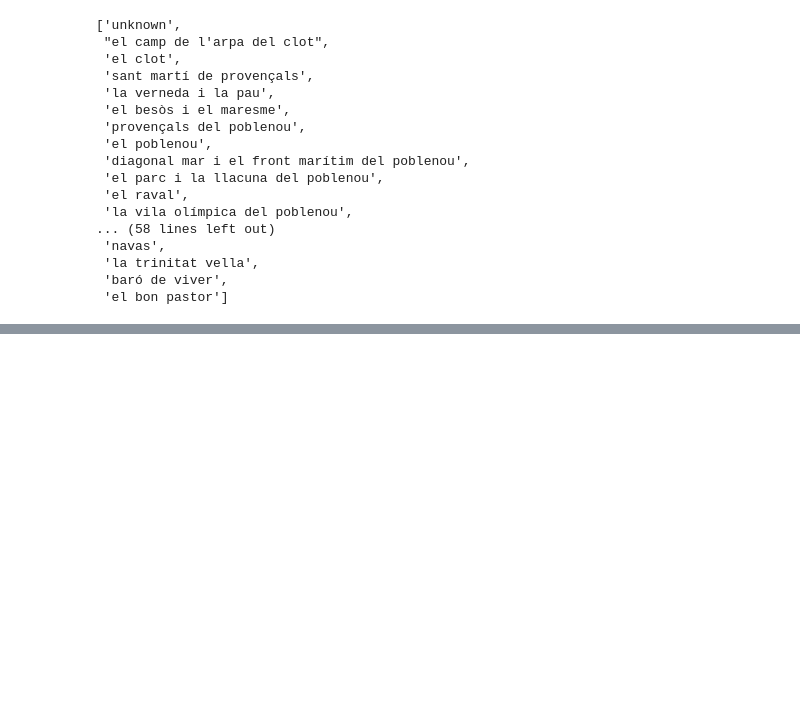
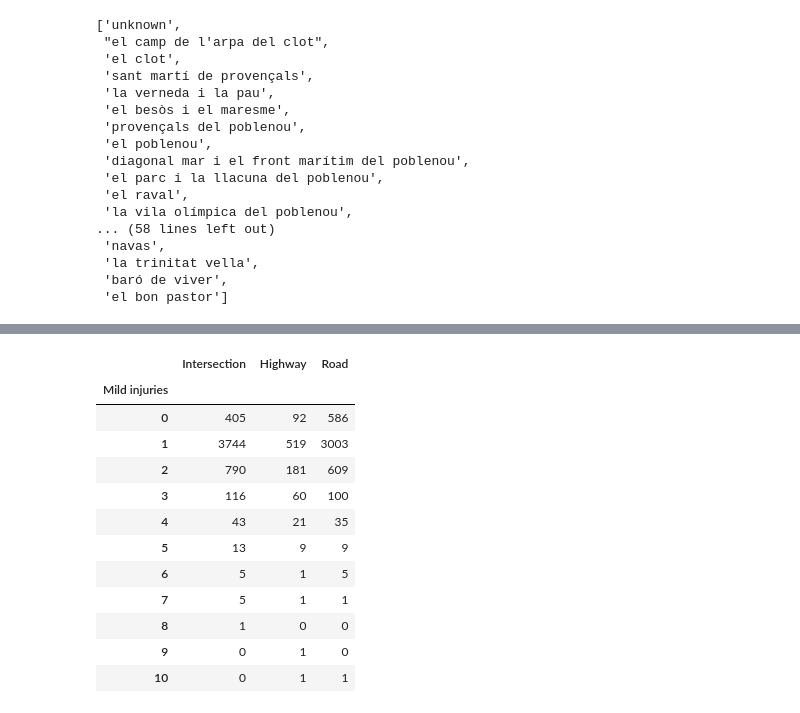
Before and after one commit to ta-data-remote/Project-Week-2-Barcelona, a Jupyter notebook: your-project/faisal_workstation.ipynb, the cells around one changed output, grey strips where cells are left out. Drawn from its saved outputs; the diff is of its cells as text; code cells hidden in the pictures; blank space fills up the shorter version.

```diff
--- a/your-project/faisal_workstation.ipynb
+++ b/your-project/faisal_workstation.ipynb
@@ -230,0 +209,18 @@ hoods_df.describe()
+# %%
+Mild_injuries_IHR = accidents_7.groupby("Mild injuries").sum()
+Mild_injuries_IHR = Mild_injuries_IHR.drop(columns = ["Day","Hour", "Longitude", "Latitude", "Vehicles involved", "Serious injuries", "Victims"])
+Mild_injuries_IHR
+# %% [output]
+|  | Intersection | Highway | Road |
+| Mild injuries |  |  |  |
+| 0 | 405 | 92 | 586 |
+| 1 | 3744 | 519 | 3003 |
+| 2 | 790 | 181 | 609 |
+| 3 | 116 | 60 | 100 |
+| 4 | 43 | 21 | 35 |
+| 5 | 13 | 9 | 9 |
+| 6 | 5 | 1 | 5 |
+| 7 | 5 | 1 | 1 |
+| 8 | 1 | 0 | 0 |
+| 9 | 0 | 1 | 0 |
+| 10 | 0 | 1 | 1 |
```
Also changed, not shown: parts of 13 cells of this notebook.
